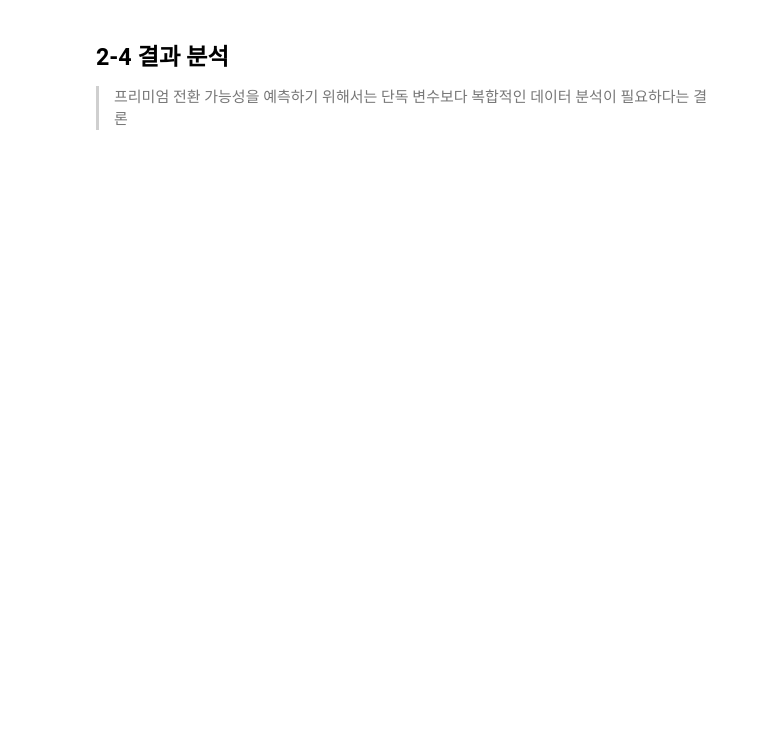
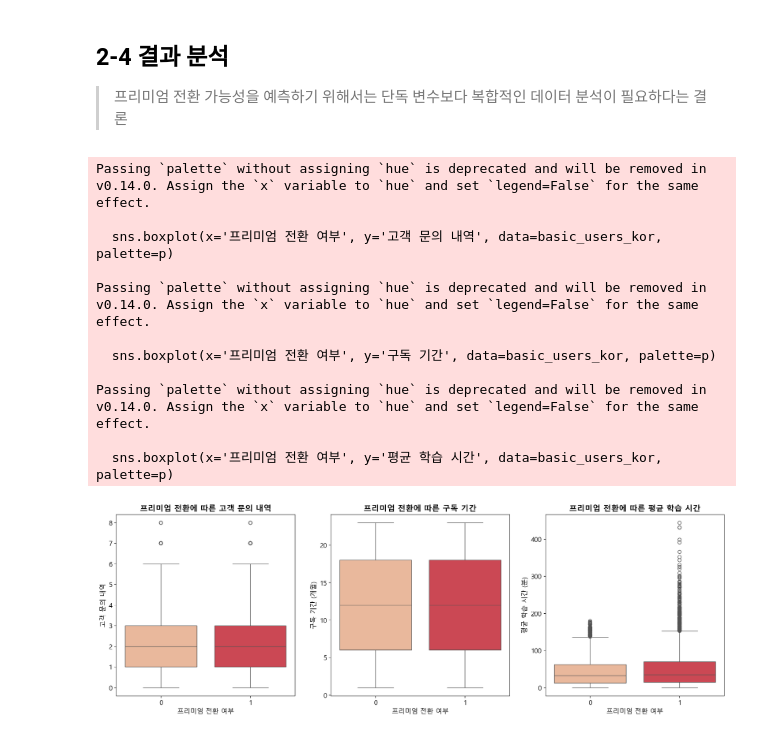
Before and after one commit to MunSeoYeon/WASSUP4, a Jupyter notebook: MIni Project/DA_Mini_Project_02.ipynb, the cells around one changed output. Drawn from its saved outputs; the diff is of its cells as text; code cells hidden in the pictures; blank space fills up the shorter version.

```diff
--- a/MIni Project/DA_Mini_Project_02.ipynb
+++ b/MIni Project/DA_Mini_Project_02.ipynb
@@ -125,3 +203,54 @@ plt.show()
 # %% [markdown]
 ## 2-4 결과 분석
 > 프리미엄 전환 가능성을 예측하기 위해서는 단독 변수보다 복합적인 데이터 분석이 필요하다는 결론
+# %%
+import matplotlib.pyplot as plt
+import seaborn as sns
+
+# 데이터 컬럼명 한글로 변경
+basic_users_kor = basic_users.rename(columns={
+    'customer_inquiry_history': '고객 문의 내역',
+    'subscription_duration': '구독 기간',
+    'target': '프리미엄 전환 여부',
+    'average_time_per_learning_session': '평균 학습 시간'
+})
+
+plt.figure(figsize=(20, 6))
+
+# 첫 번째 그래프: 고객 문의 내역
+plt.subplot(1, 3, 1)
+sns.boxplot(x='프리미엄 전환 여부', y='고객 문의 내역', data=basic_users_kor, palette=p)
+plt.title('프리미엄 전환에 따른 고객 문의 내역', fontweight='bold')
+plt.xlabel('프리미엄 전환 여부')
+plt.ylabel('고객 문의 내역')
+
+# 두 번째 그래프: 구독 기간
+plt.subplot(1, 3, 2)
+sns.boxplot(x='프리미엄 전환 여부', y='구독 기간', data=basic_users_kor, palette=p)
+plt.title('프리미엄 전환에 따른 구독 기간', fontweight='bold')
+plt.xlabel('프리미엄 전환 여부')
+plt.ylabel('구독 기간 (개월)')
+
+# 세 번째 그래프: 평균 학습 시간 (컬럼이 있는 경우)
+if '평균 학습 시간' in basic_users_kor.columns:
+    plt.subplot(1, 3, 3)
+    sns.boxplot(x='프리미엄 전환 여부', y='평균 학습 시간', data=basic_users_kor, palette=p)
+    plt.title('프리미엄 전환에 따른 평균 학습 시간', fontweight='bold')
+    plt.xlabel('프리미엄 전환 여부')
+    plt.ylabel('평균 학습 시간 (분)')
+
+#plt.tight_layout()  # 그래프 간의 간격 조정
+plt.show()
+# %% [output]
+Passing `palette` without assigning `hue` is deprecated and will be removed in v0.14.0. Assign the `x` variable to `hue` and set `legend=False` for the same effect.
+
+  sns.boxplot(x='프리미엄 전환 여부', y='고객 문의 내역', data=basic_users_kor, palette=p)
+
+Passing `palette` without assigning `hue` is deprecated and will be removed in v0.14.0. Assign the `x` variable to `hue` and set `legend=False` for the same effect.
+
+  sns.boxplot(x='프리미엄 전환 여부', y='구독 기간', data=basic_users_kor, palette=p)
+
+Passing `palette` without assigning `hue` is deprecated and will be removed in v0.14.0. Assign the `x` variable to `hue` and set `legend=False` for the same effect.
+
+  sns.boxplot(x='프리미엄 전환 여부', y='평균 학습 시간', data=basic_users_kor, palette=p)
+[figure, added]
```
Also changed, not shown: parts of 7 cells of this notebook, 5 other files.
